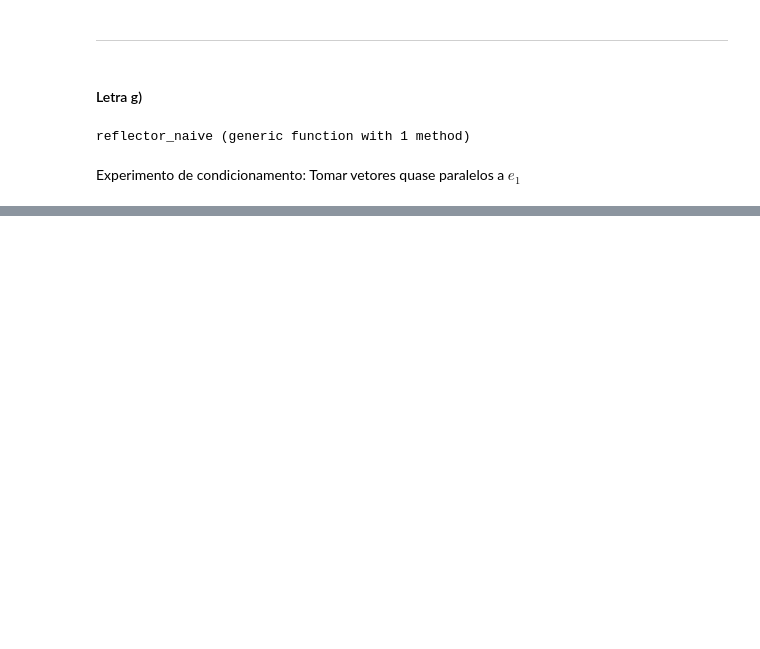
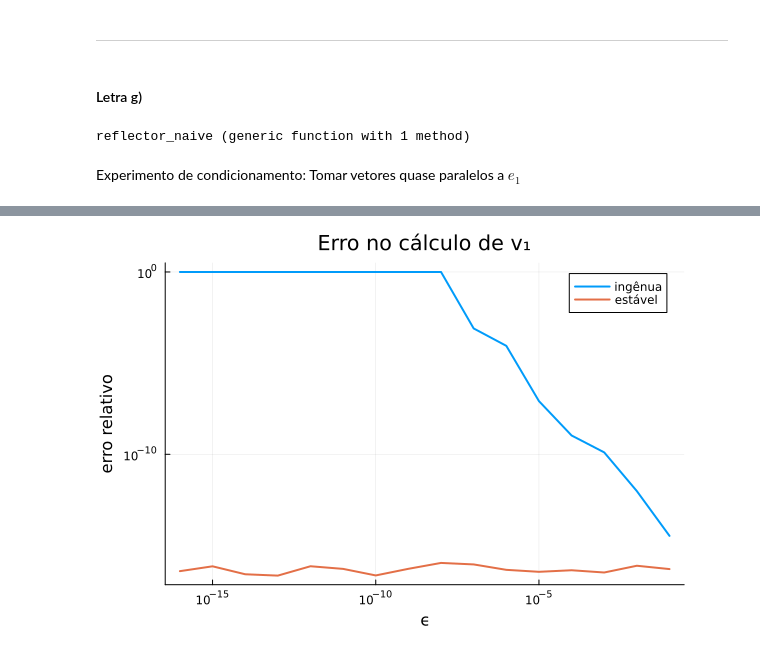
Before and after one commit to pedroalves085/Projeto4PedroElainne, a Jupyter notebook: q1.ipynb, the cells around one changed output, grey strips where cells are left out. Drawn from its saved outputs; the diff is of its cells as text; code cells hidden in the pictures; blank space fills up the shorter version.

```diff
--- a/q1.ipynb
+++ b/q1.ipynb
@@ -238,0 +462,55 @@ plot_conditioning()
+# %%
+epss = 10.0 .^ (-1:-1:-16)
+
+err_naive = Float64[]
+err_stable = Float64[]
+
+for ϵ in epss
+
+    xb = BigFloat[1, BigFloat(ϵ), BigFloat(ϵ)]
+
+    nxb = norm(xb)
+
+    vtrue =
+        BigFloat(1) - nxb
+
+    x = Float64[1.0,ϵ,ϵ]
+
+    nx = norm(x)
+
+    v_naive =
+        1.0 - nx
+
+    v_stable =
+        -(2*ϵ^2)/(nx + 1.0)
+
+    push!(
+        err_naive,
+        abs((BigFloat(v_naive)-vtrue)/vtrue)
+    )
+
+    push!(
+        err_stable,
+        abs((BigFloat(v_stable)-vtrue)/vtrue)
+    )
+end
+plot(
+    epss,
+    err_naive,
+    xscale=:log10,
+    yscale=:log10,
+    lw=2,
+    label="ingênua",
+    xlabel="ϵ",
+    ylabel="erro relativo",
+    title="Erro no cálculo de v₁"
+)
+
+plot!(
+    epss,
+    err_stable,
+    lw=2,
+    label="estável"
+)
+# %% [output]
+[figure, added]
```
Also changed, not shown: parts of 24 cells of this notebook.
